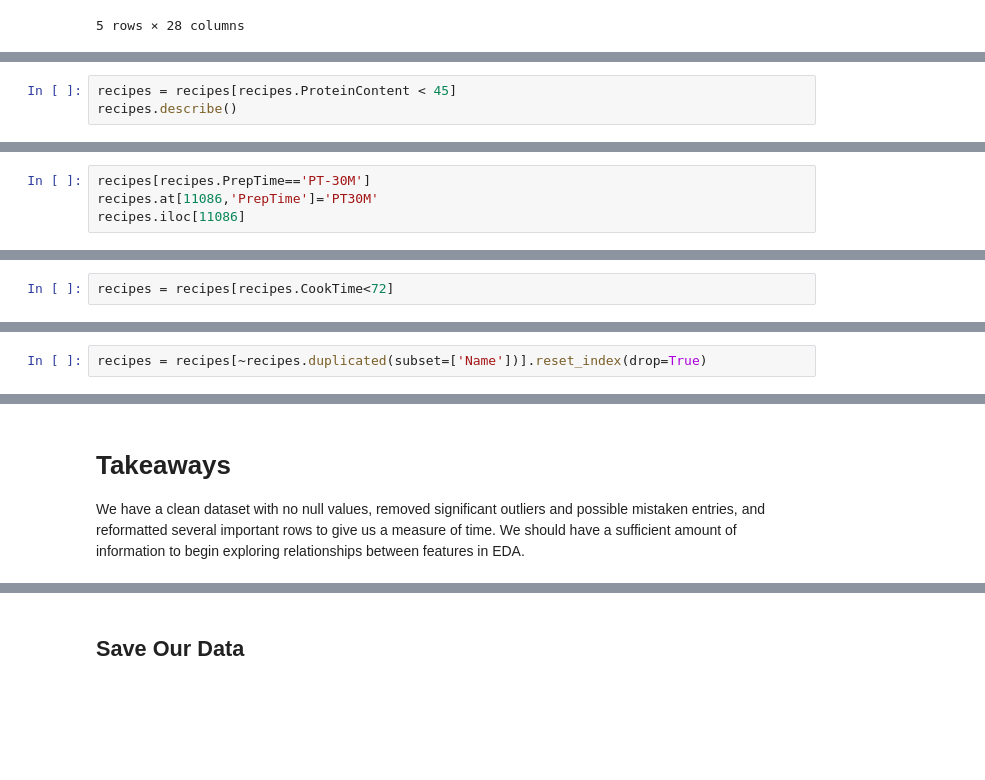
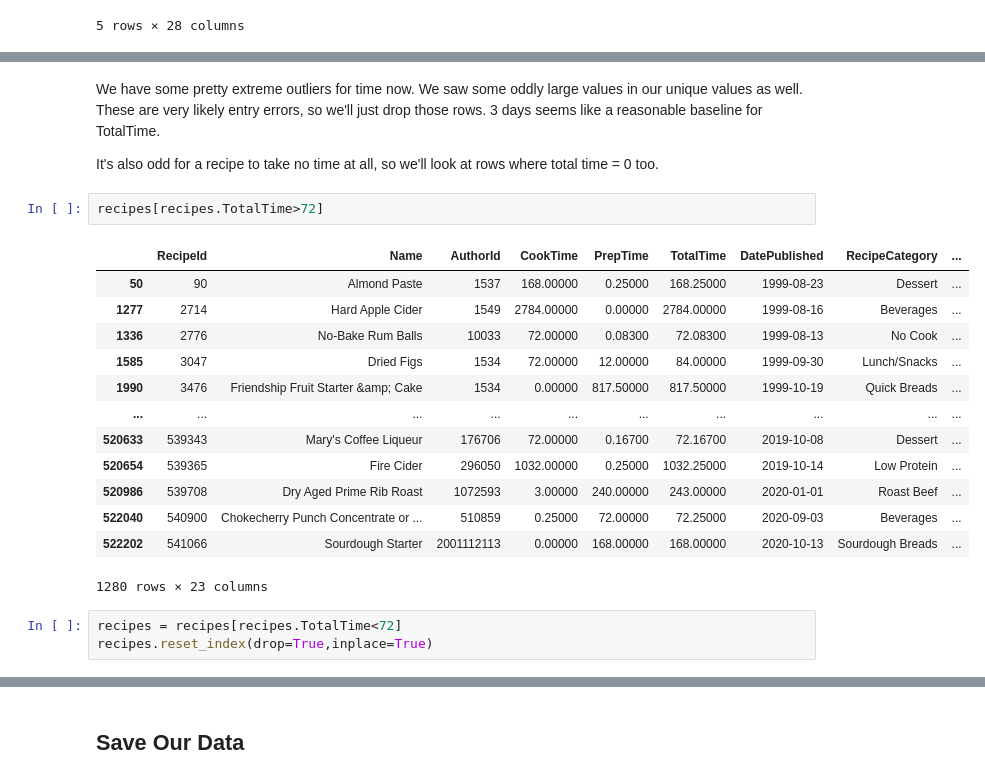
Before and after one commit to arielletannin/RecipesCapstone, a Jupyter notebook: 01_DataWrangling.ipynb, the cells around one changed output, grey strips where cells are left out. Drawn from its saved outputs; the diff is of its cells as text; blank space fills up the shorter version.

```diff
--- a/01_DataWrangling.ipynb
+++ b/01_DataWrangling.ipynb
@@ -239,3 +238,0 @@ High protein meats tend to have 20-40grams of protein, let's drop rows with over
-# %%
-recipes = recipes[recipes.ProteinContent < 45]
-recipes.describe()
@@ -309,4 +238,0 @@ pt,ct,tt
-# %%
-recipes[recipes.PrepTime=='PT-30M']
-recipes.at[11086,'PrepTime']='PT30M'
-recipes.iloc[11086]
@@ -374,2 +238,0 @@ We can see we have some strangely long total times. Some recipes do take couple
-# %%
-recipes = recipes[recipes.CookTime<72]
@@ -416,2 +238,0 @@ recipes[recipes.Name=='Bacon Cheeseburger Meatloaf']
-# %%
-recipes = recipes[~recipes.duplicated(subset=['Name'])].reset_index(drop=True)
@@ -450,3 +239,23 @@ recipes.groupby('RecipeCategory').mean().head()
-# %% [markdown]
-# Takeaways
-We have a clean dataset with no null values, removed significant outliers and possible mistaken entries, and reformatted several important rows to give us a measure of time. We should have a sufficient amount of information to begin exploring relationships between features in EDA.
+# %% [markdown]
+We have some pretty extreme outliers for time now. We saw some oddly large values in our unique values as well. These are very likely entry errors, so we'll just drop those rows. 3 days seems like a reasonable baseline for TotalTime.
+
+It's also odd for a recipe to take no time at all, so we'll look at rows where total time = 0 too.
+# %%
+recipes[recipes.TotalTime>72]
+# %% [output]
+|  | RecipeId | Name | AuthorId | CookTime | PrepTime | TotalTime | DatePublished | RecipeCategory | ... |
+| 50 | 90 | Almond Paste | 1537 | 168.00000 | 0.25000 | 168.25000 | 1999-08-23 | Dessert | ... |
+| 1277 | 2714 | Hard Apple Cider | 1549 | 2784.00000 | 0.00000 | 2784.00000 | 1999-08-16 | Beverages | ... |
+| 1336 | 2776 | No-Bake Rum Balls | 10033 | 72.00000 | 0.08300 | 72.08300 | 1999-08-13 | No Cook | ... |
+| 1585 | 3047 | Dried Figs | 1534 | 72.00000 | 12.00000 | 84.00000 | 1999-09-30 | Lunch/Snacks | ... |
+| 1990 | 3476 | Friendship Fruit Starter &amp; Cake | 1534 | 0.00000 | 817.50000 | 817.50000 | 1999-10-19 | Quick Breads | ... |
+| ... | ... | ... | ... | ... | ... | ... | ... | ... | ... |
+| 520633 | 539343 | Mary's Coffee Liqueur | 176706 | 72.00000 | 0.16700 | 72.16700 | 2019-10-08 | Dessert | ... |
+| 520654 | 539365 | Fire Cider | 296050 | 1032.00000 | 0.25000 | 1032.25000 | 2019-10-14 | Low Protein | ... |
+| 520986 | 539708 | Dry Aged Prime Rib Roast | 1072593 | 3.00000 | 240.00000 | 243.00000 | 2020-01-01 | Roast Beef | ... |
+| 522040 | 540900 | Chokecherry Punch Concentrate or ... | 510859 | 0.25000 | 72.00000 | 72.25000 | 2020-09-03 | Beverages | ... |
+| 522202 | 541066 | Sourdough Starter | 2001112113 | 0.00000 | 168.00000 | 168.00000 | 2020-10-13 | Sourdough Breads | ... |
+1280 rows × 23 columns
+# %%
+recipes = recipes[recipes.TotalTime<72]
+recipes.reset_index(drop=True,inplace=True)
```
Also changed, not shown: parts of 97 cells of this notebook.
